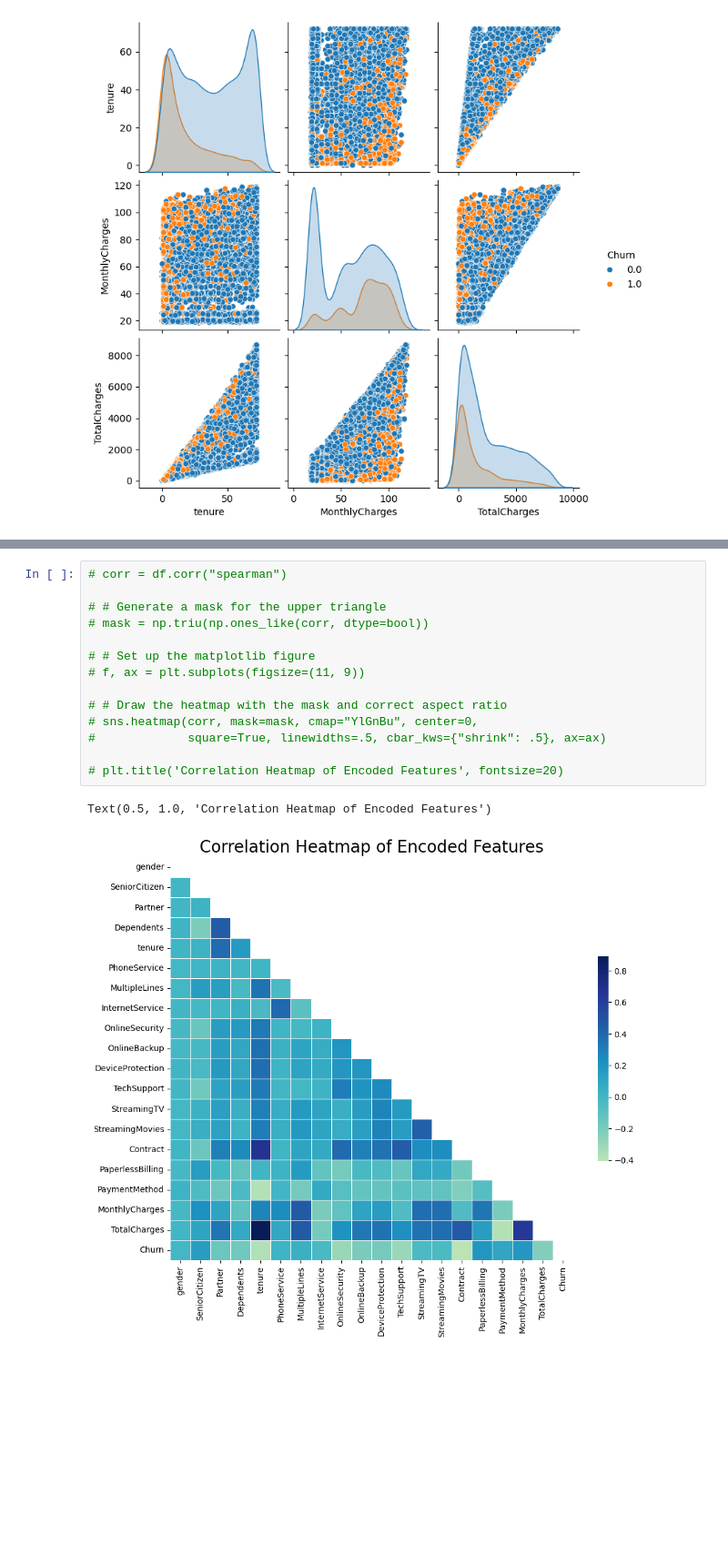
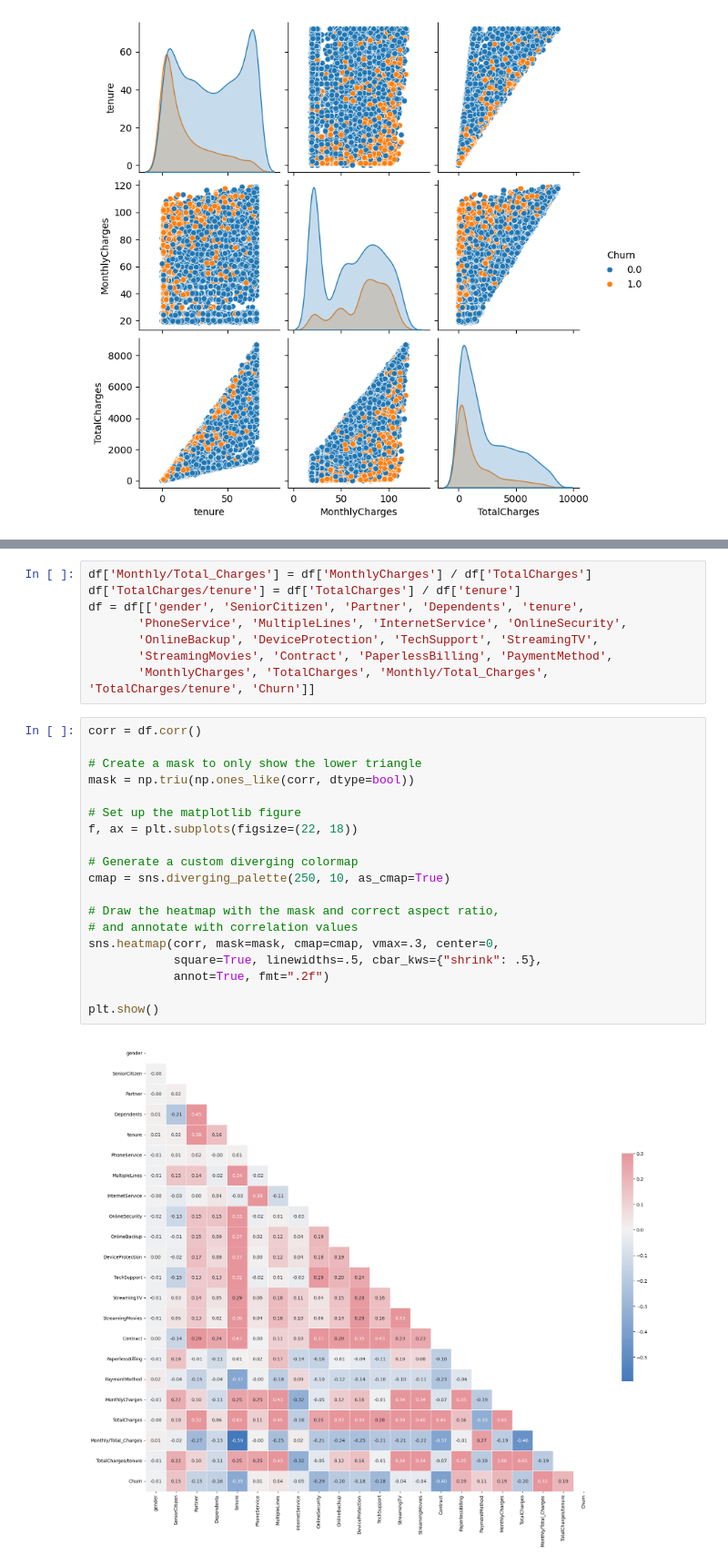
Before and after one commit to AghababyanSG/Telco_Customer_Churn, a Jupyter notebook: preliminary_analysis.ipynb, the cells around one changed output, grey strips where cells are left out. Shown at 91% size. Drawn from its saved outputs; the diff is of its cells as text; blank space fills up the shorter version.

```diff
--- a/preliminary_analysis.ipynb
+++ b/preliminary_analysis.ipynb
@@ -288,17 +297,29 @@ sns.pairplot(df[['tenure', 'MonthlyCharges', 'TotalCharges', 'Churn']], hue = 'C
+# %%
+df['Monthly/Total_Charges'] = df['MonthlyCharges'] / df['TotalCharges']
+df['TotalCharges/tenure'] = df['TotalCharges'] / df['tenure']
+df = df[['gender', 'SeniorCitizen', 'Partner', 'Dependents', 'tenure',
+       'PhoneService', 'MultipleLines', 'InternetService', 'OnlineSecurity',
+       'OnlineBackup', 'DeviceProtection', 'TechSupport', 'StreamingTV',
+       'StreamingMovies', 'Contract', 'PaperlessBilling', 'PaymentMethod',
+       'MonthlyCharges', 'TotalCharges', 'Monthly/Total_Charges', 'TotalCharges/tenure', 'Churn']]
 # %%
-# corr = df.corr("spearman")
+corr = df.corr()
 
-# # Generate a mask for the upper triangle
-# mask = np.triu(np.ones_like(corr, dtype=bool))
+# Create a mask to only show the lower triangle
+mask = np.triu(np.ones_like(corr, dtype=bool))
 
-# # Set up the matplotlib figure
-# f, ax = plt.subplots(figsize=(11, 9))
+# Set up the matplotlib figure
+f, ax = plt.subplots(figsize=(22, 18))
 
-# # Draw the heatmap with the mask and correct aspect ratio
-# sns.heatmap(corr, mask=mask, cmap="YlGnBu", center=0,
-#             square=True, linewidths=.5, cbar_kws={"shrink": .5}, ax=ax)
+# Generate a custom diverging colormap
+cmap = sns.diverging_palette(250, 10, as_cmap=True)
 
-# plt.title('Correlation Heatmap of Encoded Features', fontsize=20)
+# Draw the heatmap with the mask and correct aspect ratio,
+# and annotate with correlation values
+sns.heatmap(corr, mask=mask, cmap=cmap, vmax=.3, center=0,
+            square=True, linewidths=.5, cbar_kws={"shrink": .5},
+            annot=True, fmt=".2f")
+
+plt.show()
 # %% [output]
-Text(0.5, 1.0, 'Correlation Heatmap of Encoded Features')
-[figure, old version]
+[figure, new version]
```
Also changed, not shown: parts of 11 cells of this notebook, 1 other file.
